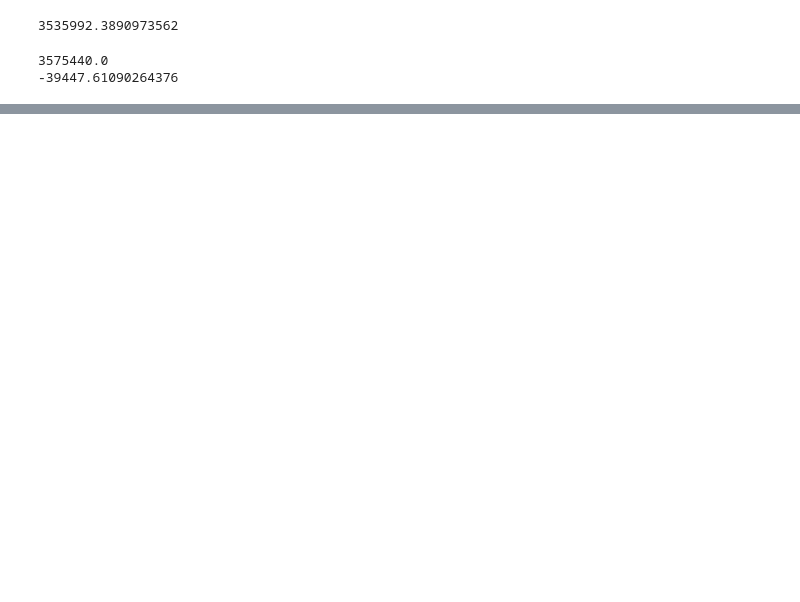
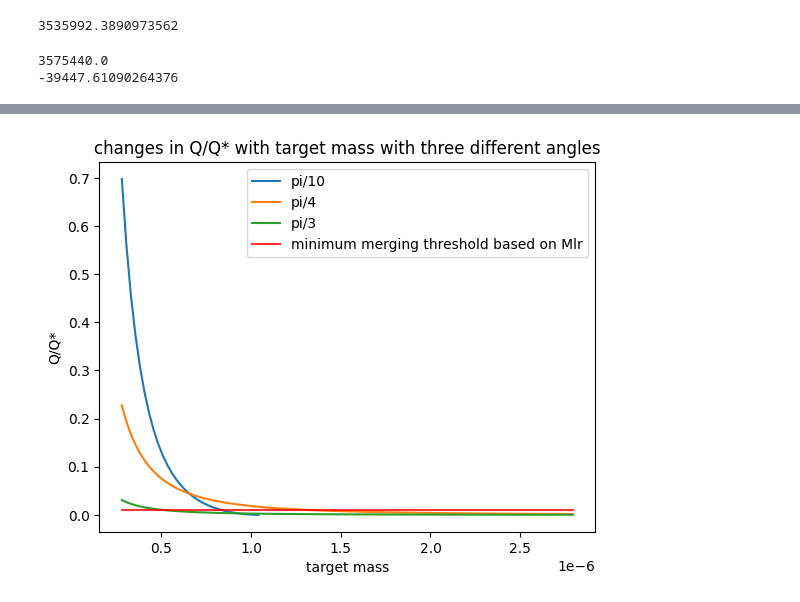
Before and after one commit to haniyehtajer/planetgarten, a Jupyter notebook: algorithm/collsion_physics_generalizes.ipynb, the cells around one changed output, grey strips where cells are left out. Saved outputs shown, nothing was run; the diff lists cells and outputs as text; code cells hidden in the pictures; blank space fills up the shorter version.

```diff
--- a/algorithm/collsion_physics_generalizes.ipynb
+++ b/algorithm/collsion_physics_generalizes.ipynb
@@ -93,0 +111,27 @@ plt.show()
+# %%
+#theta = [0, np.pi/6, np.pi/4, np.pi/3, np.pi * 5/12, np.pi/2]
+theta = np.pi/3
+m_target = np.linspace(m_emb, 10*m_emb, 100)
+Q1, Q1_star, Q1_esc, Q1_cr, merge_thresh1, v_i_esc, v_cr_v_esc, b, mu_ratio = get_Qs(2, m_target, m_pl, 3000, np.pi/10)
+Q2, Q2_star, Q2_esc, Q2_cr, merge_thresh2, v_i_esc, v_cr_v_esc, b, mu_ratio = get_Qs(2, m_target, m_pl, 3000, np.pi/4)
+Q3, Q3_star, Q3_esc, Q3_cr, merge_thresh3, v_i_esc, v_cr_v_esc, b, mu_ratio = get_Qs(2, m_target, m_pl, 3000, np.pi/3)
+
+plt.plot(m_target/(M_sun/10**3), Q1/Q1_star, label = 'pi/10')
+plt.plot(m_target/(M_sun/10**3), Q2/Q2_star, label = 'pi/4')
+plt.plot(m_target/(M_sun/10**3), Q3/Q3_star, label = 'pi/3')
+#plt.plot(m_target/(M_sun/10**3), Q1_esc/Q1_star, label = 'v_i = v_esc')
+#plt.plot(m_target/(M_sun/10**3), Q1_cr/Q1_star, label = 'v_i = v_cr')
+
+
+plt.plot([(1 * m_emb)/(M_sun/10**3),(10 * m_emb)/(M_sun/10**3)], [np.min(merge_thresh1),np.min(merge_thresh1)], alpha = 0.8, color = 'red', label = 'minimum merging threshold based on Mlr')
+
+plt.legend()
+plt.xlabel('target mass')
+plt.ylabel('Q/Q*')
+
+plt.title('changes in Q/Q* with target mass with three different angles')
+
+
+plt.show()
+# %% [output]
+[figure, added]
```
Also changed, not shown: parts of 6 cells of this notebook.
